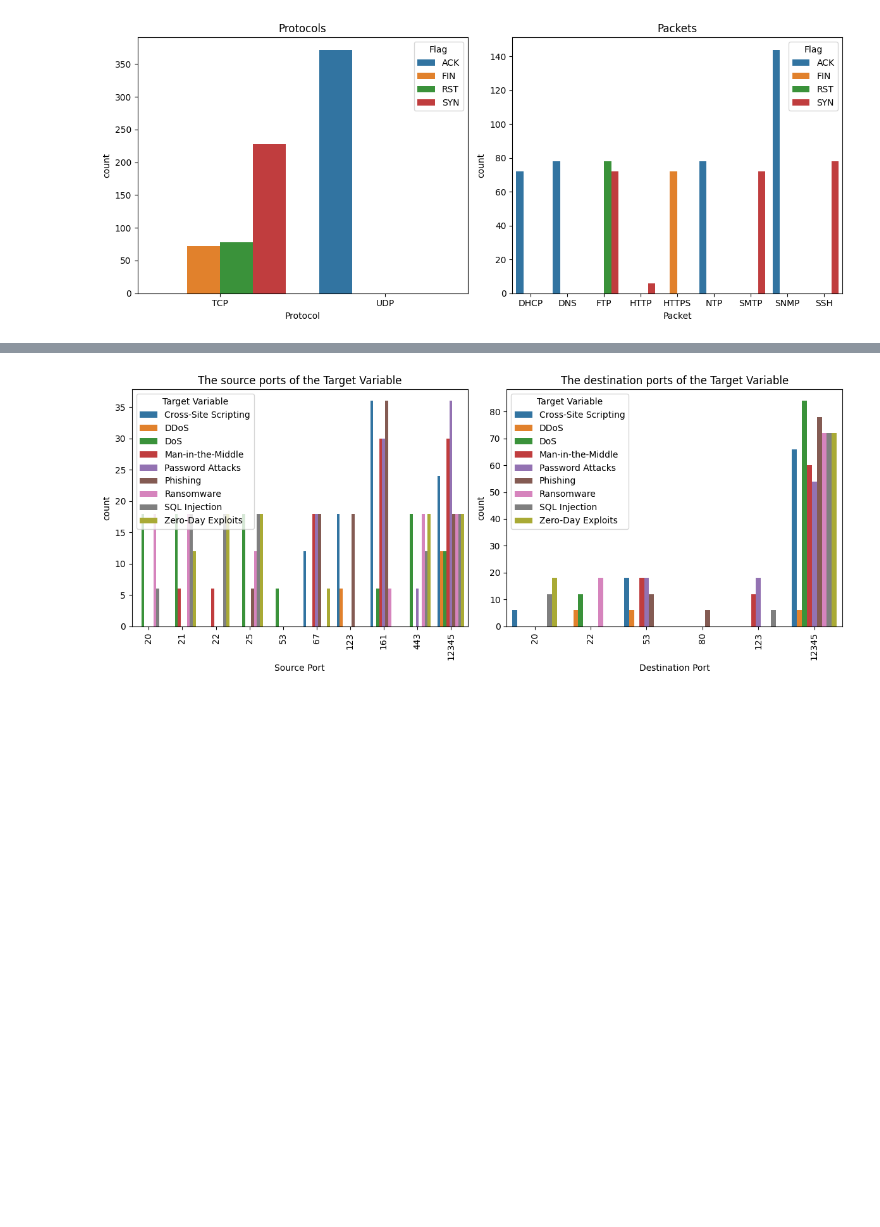
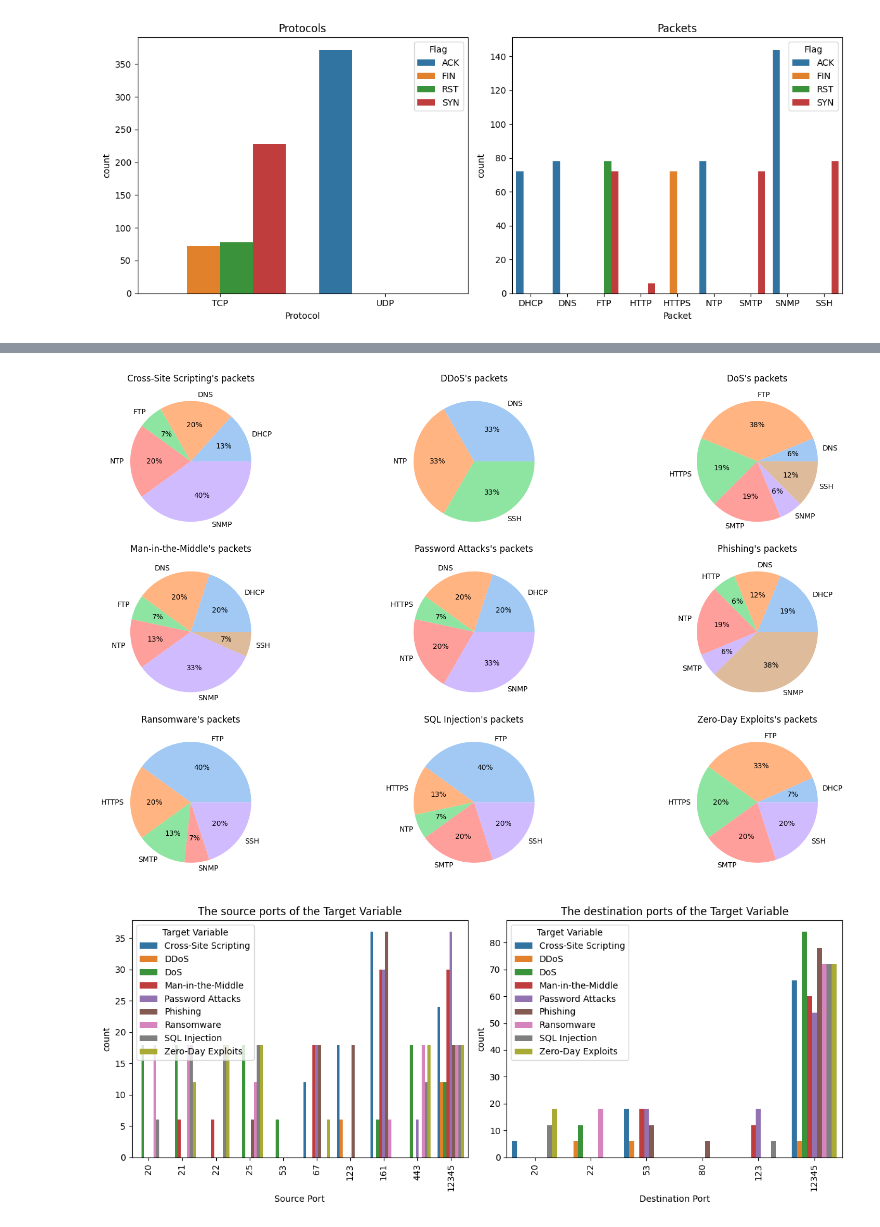
Before and after one commit to relmarrakchy/Cyber-Threat-Detection, a Jupyter notebook: Cyber_threat_detection.ipynb, the cells around one changed output, grey strips where cells are left out. Cells and saved outputs as stored; diff of their text form; code cells hidden in the pictures; blank space fills up the shorter version.

```diff
--- a/Cyber_threat_detection.ipynb
+++ b/Cyber_threat_detection.ipynb
@@ -107,3 +106,46 @@ plt.show()
+# %%
+def make_pie_data(dataset):
+    grouped_target = dataset.groupby("Target Variable")
+    grouped_packet = dataset.groupby("Packet")
+    targets = list(grouped_target.groups.keys())
+    packets = list(grouped_packet.groups.keys())
+
+    res = {}
+
+    for t in targets:
+        total_size = len(dataset[dataset["Target Variable"] == t])
+        res[t] = {}
+
+        for p in packets:
+            partial_size = len(dataset[(dataset["Target Variable"] == t) & (dataset["Packet"] == p)])
+
+            if partial_size != 0:
+                res[t][p] = (total_size / 100) * partial_size
+
+    return res
+
+def draw_pie_plot(data):
+  plt.figure(figsize=(18, 10))
+
+  i = 1
+  for target in data:
+    packets = []
+    rates = []
+    for packet in data[target]:
+      packets.append(packet)
+      rates.append(data[target][packet])
+    colors = sns.color_palette('pastel')[0:len(packets)]
+    plt.subplot(3, 3, i)
+    plt.pie(rates, labels = packets, colors = colors, autopct='%.0f%%')
+    plt.title(f"{target}'s packets")
+    i += 1
+  plt.tight_layout()
+  plt.show()
+# %%
+data = make_pie_data(dataset)
+draw_pie_plot(data)
+# %% [output]
+[figure, added]
 # %%
 plt.figure(figsize=(12, 5))
 
```
Also changed, not shown: parts of 4 cells of this notebook.
